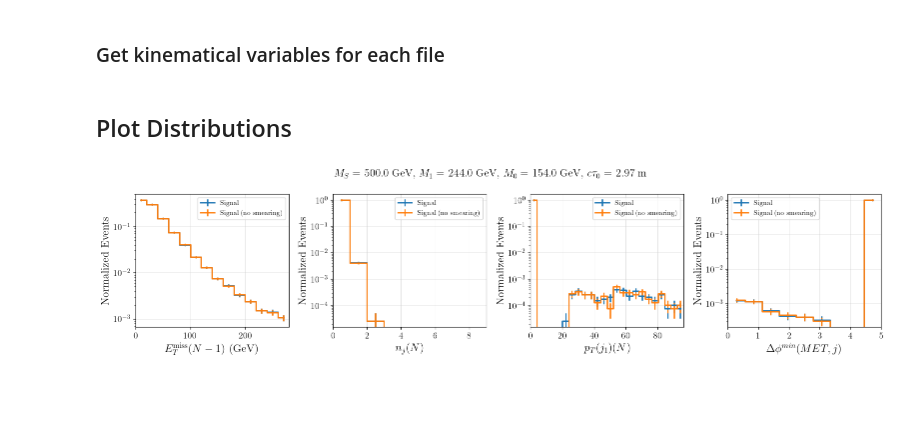
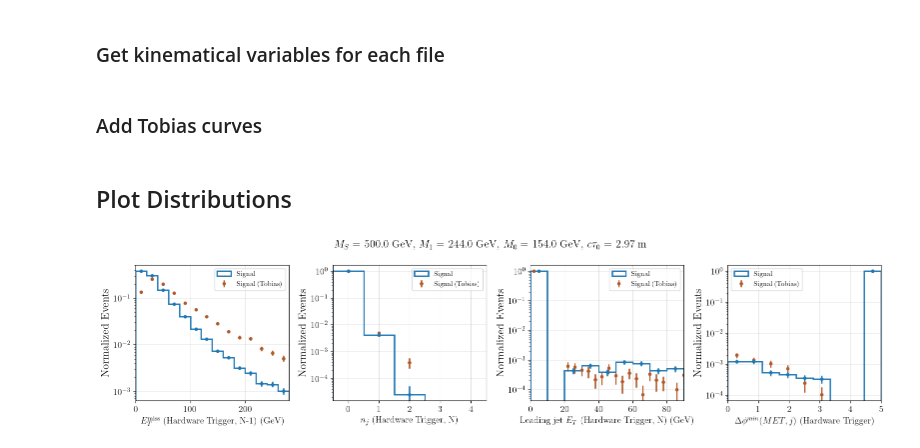
Before and after one commit to andlessa/back2futureTrigger, a Jupyter notebook: newTrigger_dists.ipynb, the cells around one changed output. Saved outputs shown, nothing was run; the diff lists cells and outputs as text; code cells hidden in the pictures; blank space fills up the shorter version.

Commit message:
Implemented new L1 calorimeter. Added Tobias data

```diff
--- a/newTrigger_dists.ipynb
+++ b/newTrigger_dists.ipynb
@@ -71,8 +69,12 @@ else:
 # %% [markdown]
 ### Get kinematical variables for each file
 # %%
+L1metStr = r'$E_T^{\rm miss}$ (Hardware Trigger, N-1) (GeV)'
+L1njStr = r'$n_{j}$ (Hardware Trigger, N)'
+L1pTj1Str = r'Leading jet $E_{T}$ (Hardware Trigger, N) (GeV)'
+L1dPhi = r'$\Delta \phi^{min} (MET,j)$ (Hardware Trigger)'
 
-cols = ['label',r'$E_T^{\rm miss}(N-1)$ (GeV)',r'$n_{j}(N)$',r'$p_{T}(j_1)(N)$',r'$\Delta \phi^{min} (MET,j)$']
+cols = ['label',L1metStr,L1njStr,L1pTj1Str,L1dPhi]
 
 
 dataList = []
@@ -83,8 +85,8 @@ for label,file in filesDict.items():
     for ievt in range(nevts):
         tree.GetEntry(ievt)
 
-        metOnTime = tree.MissingETOnTime.At(0)
-        jetsDelayed = list(tree.JetDelayed)
+        metOnTime = tree.L1METOnTime.At(0)
+        jetsDelayed = list(tree.L1JetDelayed)
         jetsDelayed = sorted(jetsDelayed,
                          key = lambda j: j.PT, reverse=True)
 
@@ -107,20 +109,30 @@ for label,file in filesDict.items():
         dataList.append([label,met,nj,pTj1,dphi_min])
 
 df = pd.DataFrame(columns=cols,data=dataList)
+# %% [markdown]
+### Add Tobias curves
+# %%
+tobiasCurves = {L1metStr : './B2TF-Tobias/resutls/l1_met.csv',
+                L1njStr : './B2TF-Tobias/resutls/l1_nj.csv',
+                L1pTj1Str : './B2TF-Tobias/resutls/l1_et.csv',
+                L1dPhi : './B2TF-Tobias/resutls/l1_del_phi.csv',
+                }
 # %% [markdown]
 ## Plot Distributions
 # %%
 plot_variables = [c for c in df.columns if c not in ['label']]
 
+colors = plt.colormaps['Paired'].colors[1::2]
 
 ncols = len(plot_variables)
 
 nrows = 1
 fig,axes = plt.subplots(ncols=ncols,nrows=nrows,figsize=(4*ncols,4.0*nrows))
 
-binsDict = {r'$E_T^{\rm miss}(N-1)$ (GeV)' : np.arange(0.,300.,20.),
-            r'$n_{j}(N)$' : np.arange(0.,10.,1.),
-            r'$\Delta \phi^{min} (MET,j)$' : np.linspace(0.0,5.0,10)}
+binsDict = {L1metStr : np.arange(0.,300.,20.),
+            L1njStr : np.arange(-0.5,5.,1.),
+            L1pTj1Str : np.arange(0.,100.,10.),
+            L1dPhi : np.linspace(0.0,5.0,10)}
 
 
 for i,var in enumerate(plot_variables):
@@ -134,11 +146,25 @@ for i,var in enumerate(plot_variables):
     # ax = axes[0,i]
     ax = axes[i]
     ymax = 0.0
+
+    # Add Tobias curve if found
+    if var in tobiasCurves:
+        tobiasData = np.genfromtxt(tobiasCurves[var],delimiter=',',names=True)
+        ax.errorbar(tobiasData['bin_center'],
+                    tobiasData['normalized_count'],
+                    tobiasData['error'],
+                    linewidth=2,
+                    fmt="o",
+                    color=colors[-1],
+                    label='Signal (Tobias)'
+                    )
+
     for j,label in enumerate(df['label'].unique()):
         if 'Signal' in label:
             ls = 'solid'
         else:
             ls = 'dashed'
+        color = colors[j]
         data = df[df['label'] == label]
         # print('b2=',bins)
         y,_ = np.histogram(data[var], bins=bins)
@@ -146,34 +172,50 @@ for i,var in enumerate(plot_variables):
         norm = sum(y)
         y = y/norm
         ymax = max(ymax,y.max())
         yerr = yerr/norm
         # print('bc=',bin_centers)
-        p = ax.errorbar(bin_centers,y,yerr = yerr,marker = '.',drawstyle = 'steps-mid',
-                 label=label,linewidth=2,linestyle=ls)
+        _,_,p = ax.hist(bin_centers,weights=y,bins=bins,histtype='step',
+                linewidth=2,linestyle=ls,label=label,color=color)
+        ax.errorbar(bin_centers,y,yerr = yerr,
+                        # marker = '.',
+                        color=color,
+                        # color=p[-1].get_facecolor(),
+                        # drawstyle = 'steps-mid',label=label,
+                        linewidth=2,
+                        # linestyle=ls,
+                        fmt="o")
+
 
         # Plot ratios
         if j == 0:
             y0 = y
             y0Err = yerr
             r_y = np.ones(len(y))
             r_error = np.zeros(len(y))
         else:
             r_y = np.divide(y,y0)
             r_error = r_y*np.sqrt((yerr/y)**2 + (y0Err/y0)**2)
 
 
 
+
+
     ax.set_ylabel('Normalized Events')
     ax.set_yscale('log')
     ax.set_xlim(min(bins),max(bins))
+    # dx = bin_centers[1]-bin_centers[0]
+    # if len(bin_centers) <= 6:
+        # ax.xaxis.set_ticks(bin_centers)
+    # else:
+        # ax.xaxis.set_ticks(bin_centers[::2])
     if i >= 0:
         ax.legend()
 
-    ax.set_xlabel(var)
+    ax.set_xlabel(var,fontsize=13)
 
 if mDict:
     fig.suptitle(r"$M_{S} =$ %1.1f GeV, $M_{1} = $ %1.1f GeV, $M_0 = $ %1.1f GeV, $c \tau_0$ = %1.2f m" %(mDict['mS'],mDict['m1'],mDict['m0'],c*mDict['tau']))
 plt.tight_layout()
 plt.show()
 # %% [output]
-[figure, old version]
+[figure, new version]
```
Also changed, not shown: parts of 1 cell of this notebook, 13 other files.
